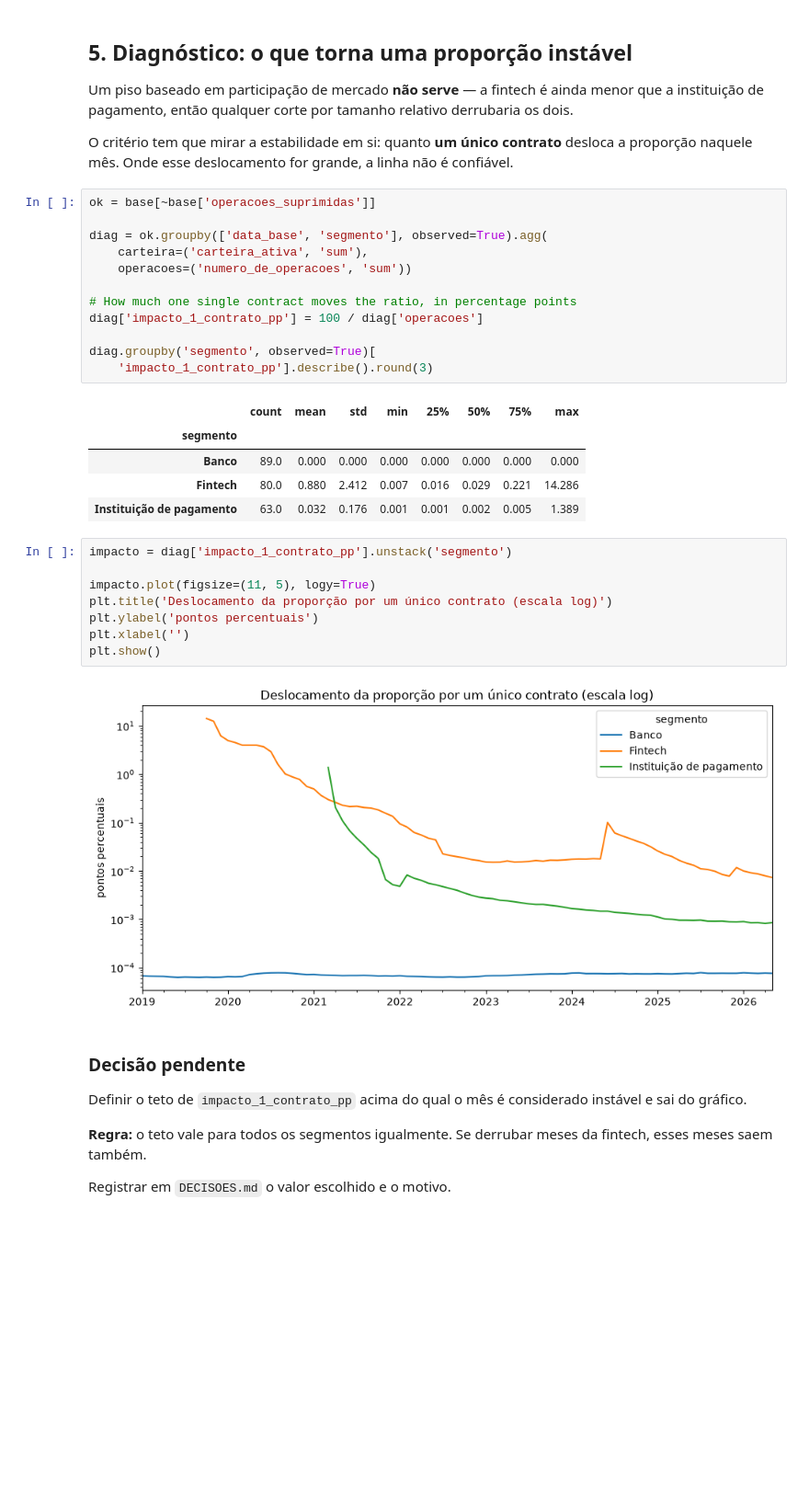
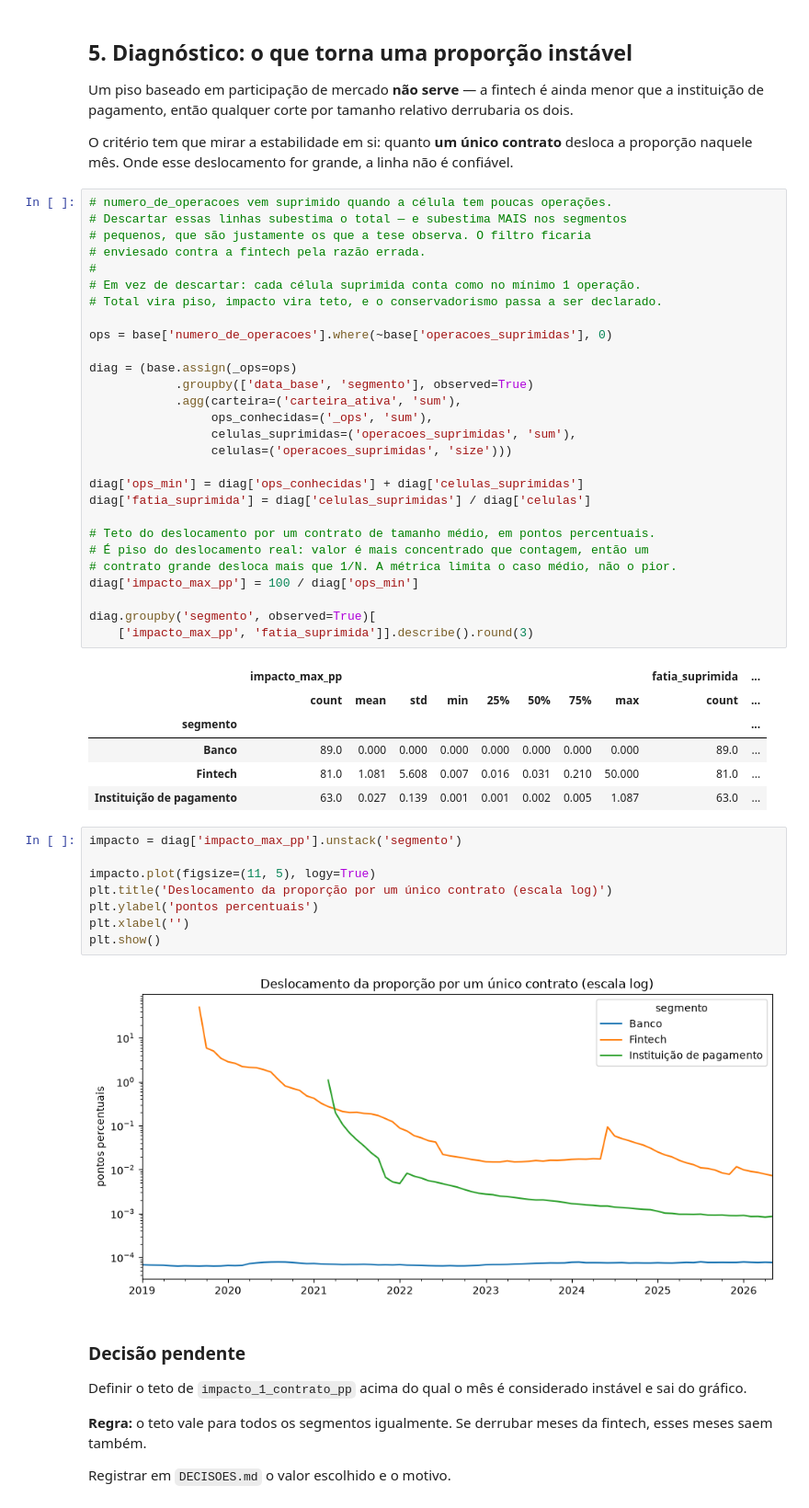
Before and after one commit to msitta/creditlens, a Jupyter notebook: notebooks/01_porte_indisponivel.ipynb, the cells around one changed output. Shown at 92% size. Drawn from its saved outputs; the diff is of its cells as text; blank space fills up the shorter version.

```diff
--- a/notebooks/01_porte_indisponivel.ipynb
+++ b/notebooks/01_porte_indisponivel.ipynb
@@ -160,33 +160,50 @@ O critério tem que mirar a estabilidade em si: quanto **um único contrato**
 desloca a proporção naquele mês. Onde esse deslocamento for grande, a linha não
 é confiável.
 # %%
-ok = base[~base['operacoes_suprimidas']]
+# numero_de_operacoes vem suprimido quando a célula tem poucas operações.
+# Descartar essas linhas subestima o total — e subestima MAIS nos segmentos
+# pequenos, que são justamente os que a tese observa. O filtro ficaria
+# enviesado contra a fintech pela razão errada.
+#
+# Em vez de descartar: cada célula suprimida conta como no mínimo 1 operação.
+# Total vira piso, impacto vira teto, e o conservadorismo passa a ser declarado.
 
-diag = ok.groupby(['data_base', 'segmento'], observed=True).agg(
-    carteira=('carteira_ativa', 'sum'),
-    operacoes=('numero_de_operacoes', 'sum'))
+ops = base['numero_de_operacoes'].where(~base['operacoes_suprimidas'], 0)
 
-# How much one single contract moves the ratio, in percentage points
-diag['impacto_1_contrato_pp'] = 100 / diag['operacoes']
+diag = (base.assign(_ops=ops)
+            .groupby(['data_base', 'segmento'], observed=True)
+            .agg(carteira=('carteira_ativa', 'sum'),
+                 ops_conhecidas=('_ops', 'sum'),
+                 celulas_suprimidas=('operacoes_suprimidas', 'sum'),
+                 celulas=('operacoes_suprimidas', 'size')))
+
+diag['ops_min'] = diag['ops_conhecidas'] + diag['celulas_suprimidas']
+diag['fatia_suprimida'] = diag['celulas_suprimidas'] / diag['celulas']
+
+# Teto do deslocamento por um contrato de tamanho médio, em pontos percentuais.
+# É piso do deslocamento real: valor é mais concentrado que contagem, então um
+# contrato grande desloca mais que 1/N. A métrica limita o caso médio, não o pior.
+diag['impacto_max_pp'] = 100 / diag['ops_min']
 
 diag.groupby('segmento', observed=True)[
-    'impacto_1_contrato_pp'].describe().round(3)
+    ['impacto_max_pp', 'fatia_suprimida']].describe().round(3)
 # %% [output]
-|  | count | mean | std | min | 25% | 50% | 75% | max |
-| segmento |  |  |  |  |  |  |  |  |
-| Banco | 89.0 | 0.000 | 0.000 | 0.000 | 0.000 | 0.000 | 0.000 | 0.000 |
-| Fintech | 80.0 | 0.880 | 2.412 | 0.007 | 0.016 | 0.029 | 0.221 | 14.286 |
-| Instituição de pagamento | 63.0 | 0.032 | 0.176 | 0.001 | 0.001 | 0.002 | 0.005 | 1.389 |
+|  | impacto_max_pp |  |  |  |  |  |  |  | fatia_suprimida | ... |
+|  | count | mean | std | min | 25% | 50% | 75% | max | count | ... |
+| segmento |  |  |  |  |  |  |  |  |  | ... |
+| Banco | 89.0 | 0.000 | 0.000 | 0.000 | 0.000 | 0.000 | 0.000 | 0.000 | 89.0 | ... |
+| Fintech | 81.0 | 1.081 | 5.608 | 0.007 | 0.016 | 0.031 | 0.210 | 50.000 | 81.0 | ... |
+| Instituição de pagamento | 63.0 | 0.027 | 0.139 | 0.001 | 0.001 | 0.002 | 0.005 | 1.087 | 63.0 | ... |
 # %%
-impacto = diag['impacto_1_contrato_pp'].unstack('segmento')
+impacto = diag['impacto_max_pp'].unstack('segmento')
 
 impacto.plot(figsize=(11, 5), logy=True)
 plt.title('Deslocamento da proporção por um único contrato (escala log)')
 plt.ylabel('pontos percentuais')
 plt.xlabel('')
 plt.show()
 # %% [output]
-[figure, old version]
+[figure, new version]
 # %% [markdown]
 ### Decisão pendente
 
```
Also changed, not shown: parts of 1 cell of this notebook, 10 other files.
